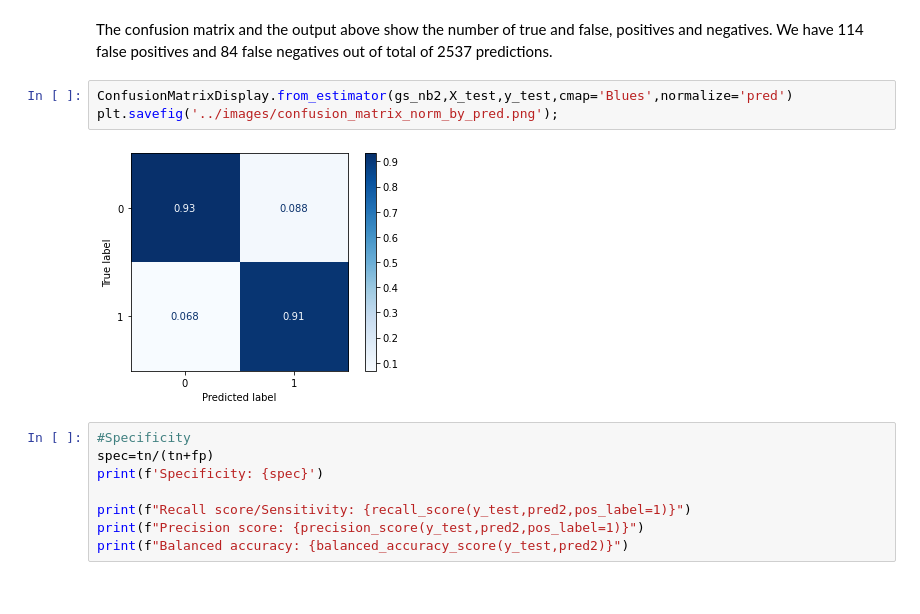
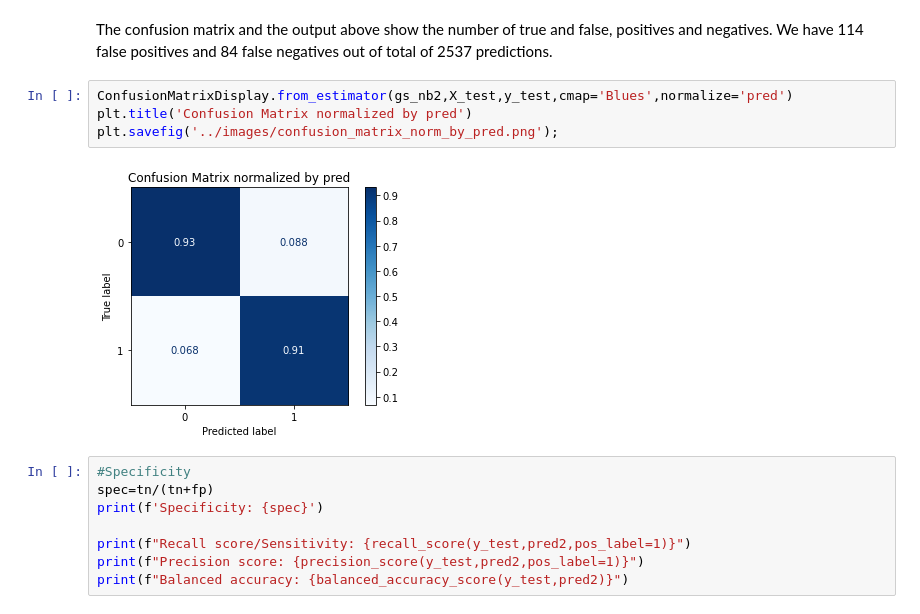
Before and after one commit to DeeVerma1/Reddit-NLP, a Jupyter notebook: Code/04-Model-Tuning-Production-model-Insights.ipynb, the cells around one changed output. Saved outputs shown, nothing was run; the diff lists cells and outputs as text.

```diff
--- a/Code/04-Model-Tuning-Production-model-Insights.ipynb
+++ b/Code/04-Model-Tuning-Production-model-Insights.ipynb
@@ -416,9 +417,10 @@ False negative:84
 The confusion matrix and the output above show the number of true and false, positives and negatives. We have 114 false positives and 84 false negatives out of total of 2537 predictions.
 # %%
 ConfusionMatrixDisplay.from_estimator(gs_nb2,X_test,y_test,cmap='Blues',normalize='pred')
+plt.title('Confusion Matrix normalized by pred')
 plt.savefig('../images/confusion_matrix_norm_by_pred.png');
 # %% [output]
-[figure, old version]
+[figure, new version]
 # %%
 #Specificity
 spec=tn/(tn+fp)
```
Also changed, not shown: parts of 1 cell of this notebook, 2 other files.
